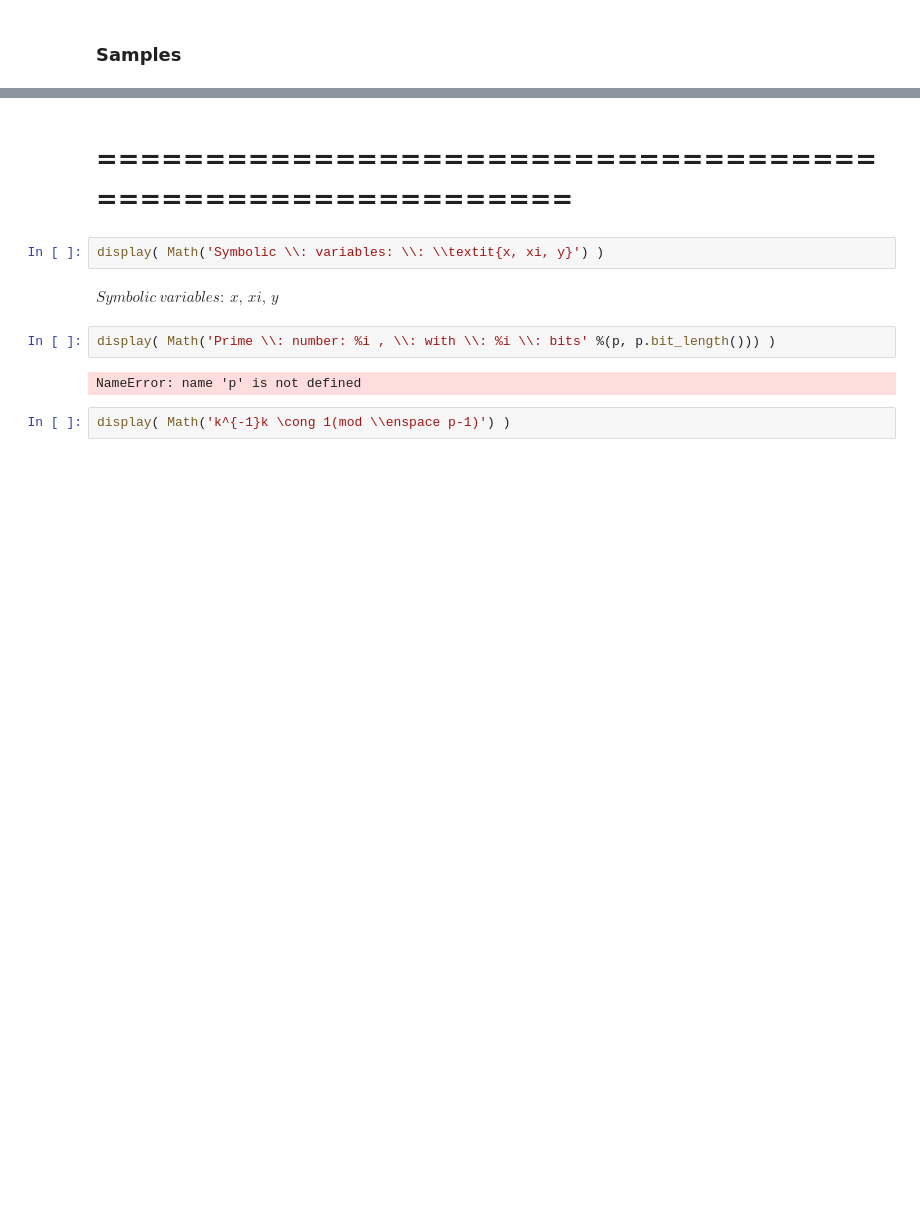
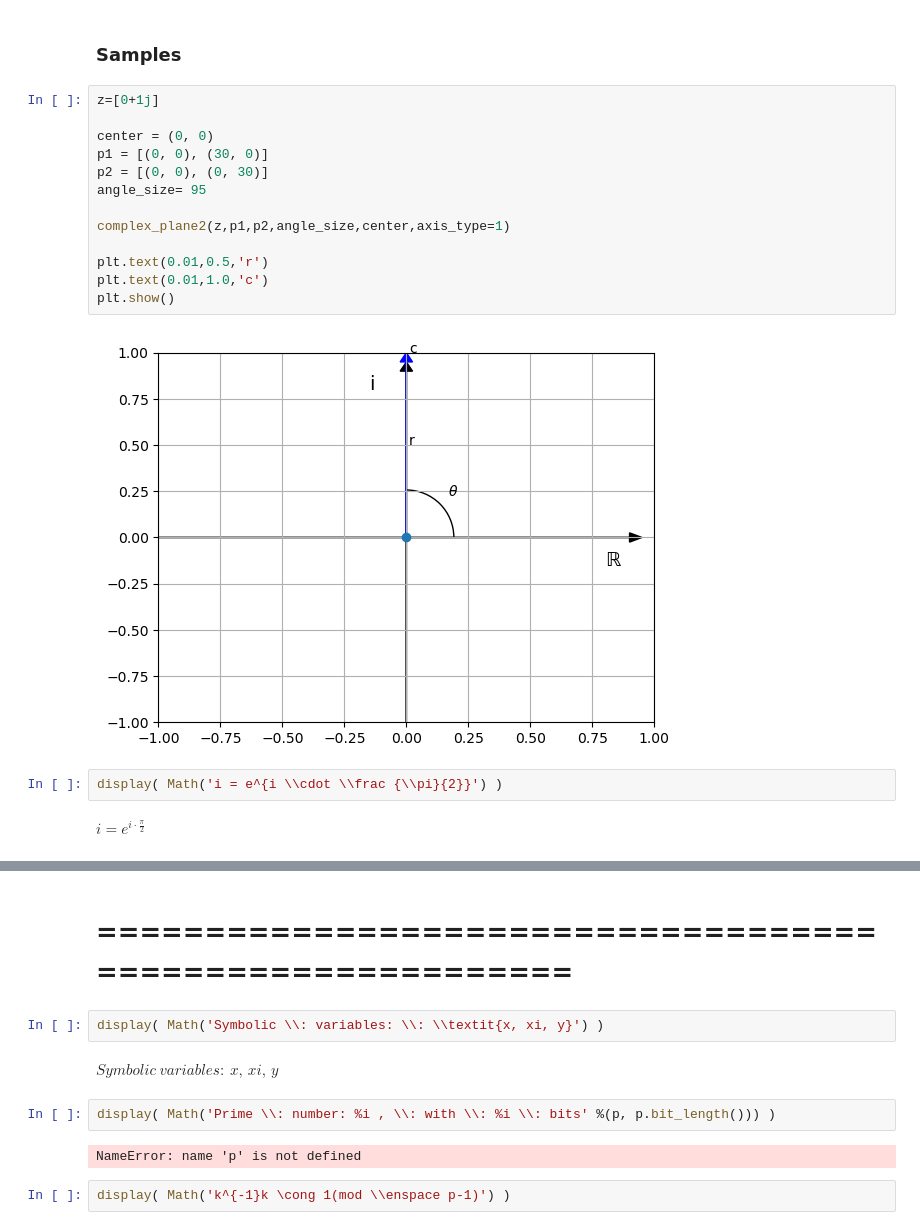
Before and after one commit to 0riv3r/quantum_computing_math_and_algorithms, a Jupyter notebook: quantum_math_cheat_sheet.ipynb, the cells around one changed output, grey strips where cells are left out. Cells and saved outputs as stored; diff of their text form; blank space fills up the shorter version.

```diff
--- a/quantum_math_cheat_sheet.ipynb
+++ b/quantum_math_cheat_sheet.ipynb
@@ -285,3 +311,22 @@ $\displaystyle c = re^{i\theta}$
 # %% [markdown]
 ### Samples
+# %%
+z=[0+1j]
+
+center = (0, 0)
+p1 = [(0, 0), (30, 0)]
+p2 = [(0, 0), (0, 30)]
+angle_size= 95
+
+complex_plane2(z,p1,p2,angle_size,center,axis_type=1)
+
+plt.text(0.01,0.5,'r')
+plt.text(0.01,1.0,'c')
+plt.show()
+# %% [output]
+[figure, added]
+# %%
+display( Math('i = e^{i \\cdot \\frac {\\pi}{2}}') )
+# %% [output]
+$\displaystyle i = e^{i \cdot \frac {\pi}{2}}$
 # %%
```
Also changed, not shown: parts of 11 cells of this notebook.
